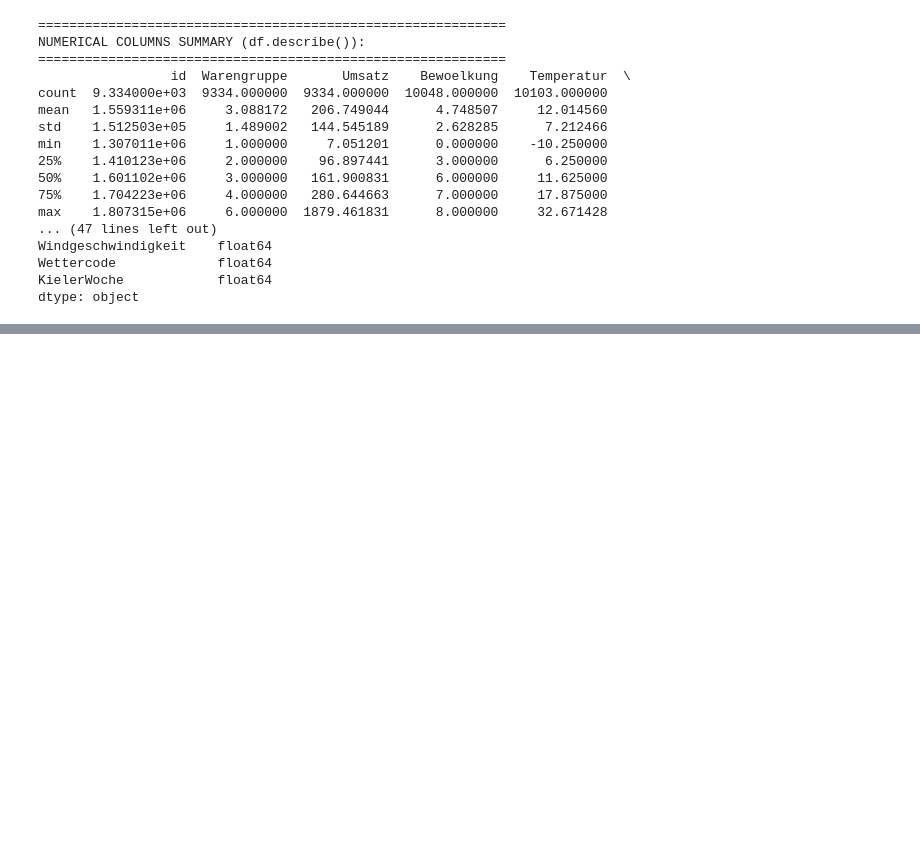
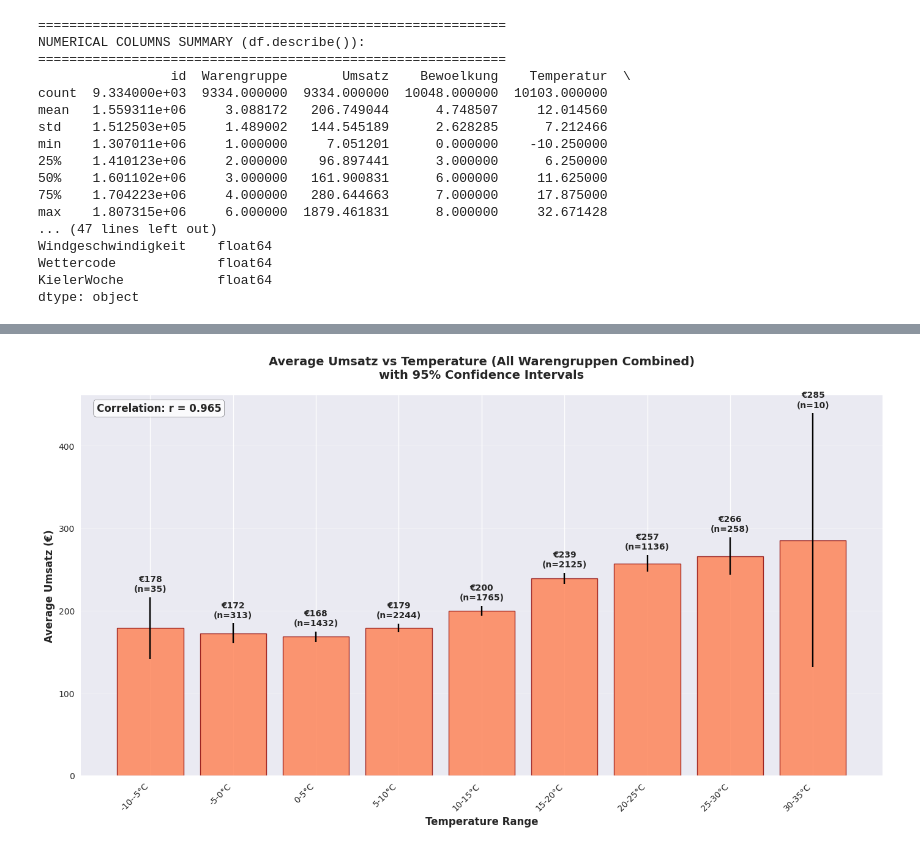
Before and after one commit to DavidStrif/team3_goodweather, a Jupyter notebook: 1_DatasetCharacteristics/notebooks/task1_description.ipynb, the cells around one changed output, grey strips where cells are left out. Saved outputs shown, nothing was run; the diff lists cells and outputs as text; code cells hidden in the pictures; blank space fills up the shorter version.

```diff
--- a/1_DatasetCharacteristics/notebooks/task1_description.ipynb
+++ b/1_DatasetCharacteristics/notebooks/task1_description.ipynb
@@ -91,0 +578,67 @@ dtype: object
+# %%
+# Create overall temperature vs Umsatz chart
+fig, ax = plt.subplots(figsize=(14, 8))
+
+# Sort by temperature for better visualization
+overall_temp_df_sorted = overall_temp_df.sort_values('Temp_Mid')
+
+x_pos = np.arange(len(overall_temp_df_sorted))
+bars = ax.bar(x_pos, overall_temp_df_sorted['Mean_Umsatz'],
+              yerr=overall_temp_df_sorted['CI_Error'],
+              capsize=5,
+              alpha=0.8,
+              color='coral',
+              edgecolor='darkred',
+              linewidth=1)
+
+# Customize the plot
+ax.set_xlabel('Temperature Range', fontsize=12, fontweight='bold')
+ax.set_ylabel('Average Umsatz (€)', fontsize=12, fontweight='bold')
+ax.set_title('Average Umsatz vs Temperature (All Warengruppen Combined)\nwith 95% Confidence Intervals',
+             fontsize=14, fontweight='bold', pad=20)
+ax.set_xticks(x_pos)
+ax.set_xticklabels(overall_temp_df_sorted['Temp_Bin'], rotation=45, ha='right')
+
+# Add value labels on bars
+for i, (bar, mean_val, count) in enumerate(zip(bars, overall_temp_df_sorted['Mean_Umsatz'], overall_temp_df_sorted['Count'])):
+    height = bar.get_height()
+    error = overall_temp_df_sorted.iloc[i]['CI_Error']
+    ax.text(bar.get_x() + bar.get_width()/2., height + error + 5,
+            f'€{mean_val:.0f}\n(n={count})',
+            ha='center', va='bottom', fontsize=10, fontweight='bold')
+
+# Add grid for better readability
+ax.grid(True, alpha=0.3, axis='y')
+ax.set_axisbelow(True)
+
+# Add trend line
+temp_mids = overall_temp_df_sorted['Temp_Mid'].values
+mean_umsatz = overall_temp_df_sorted['Mean_Umsatz'].values
+
+# Calculate correlation
+correlation = np.corrcoef(temp_mids, mean_umsatz)[0, 1]
+ax.text(0.02, 0.98, f'Correlation: r = {correlation:.3f}',
+        transform=ax.transAxes, fontsize=12, fontweight='bold',
+        bbox=dict(boxstyle='round', facecolor='white', alpha=0.8),
+        verticalalignment='top')
+
+plt.tight_layout()
+plt.show()
+
+print("\n" + "="*70)
+print("OVERALL TEMPERATURE vs UMSATZ ANALYSIS:")
+print("="*70)
+for _, row in overall_temp_df_sorted.iterrows():
+    print(f"{row['Temp_Bin']:>10}: €{row['Mean_Umsatz']:6.1f} [€{row['CI_Lower']:6.1f} - €{row['CI_Upper']:6.1f}] (n={row['Count']:4d})")
+
+print(f"\nCorrelation between temperature and Umsatz: r = {correlation:.3f}")
+if correlation > 0.7:
+    print("Strong positive correlation: Higher temperatures → Higher sales")
+elif correlation > 0.3:
+    print("Moderate positive correlation: Higher temperatures tend to increase sales")
+elif correlation < -0.3:
+    print("Negative correlation: Higher temperatures tend to decrease sales")
+else:
+    print("Weak correlation: Temperature has limited impact on sales")
+# %% [output]
+[figure, added]
```
Also changed, not shown: parts of 34 cells of this notebook, 3 other files.
